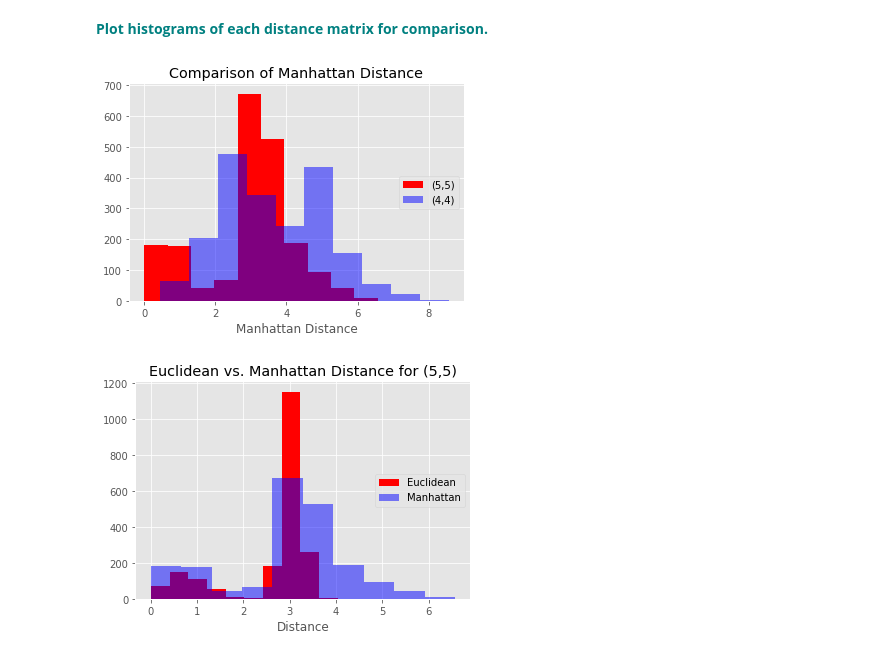
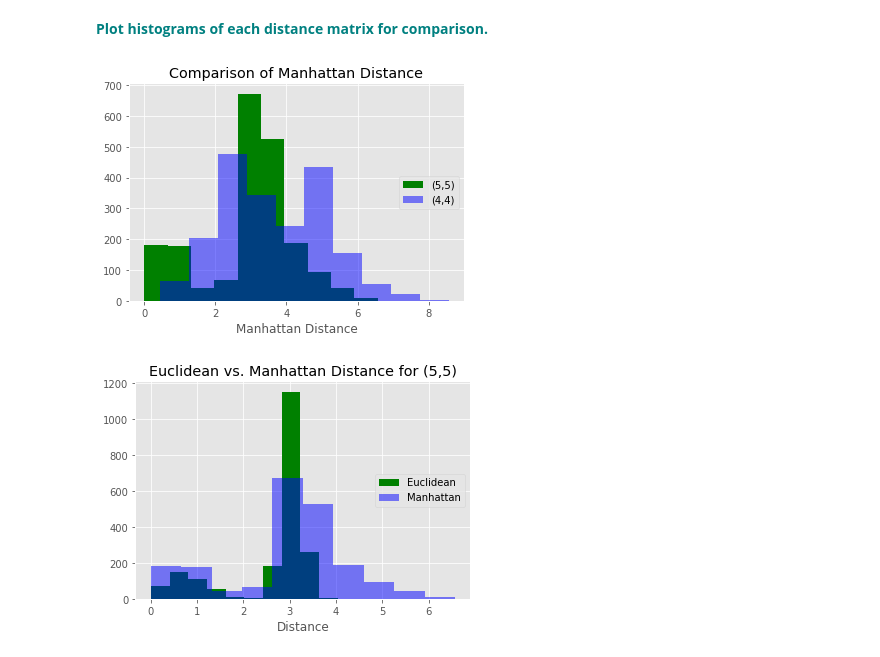
Before and after one commit to emilybocim/springboard, a Jupyter notebook: UnsupervisedLearningCaseStudies/Euclidean_and_Manhattan_Distances_Case_Study.ipynb, the cells around one changed output. Saved outputs shown, nothing was run; the diff lists cells and outputs as text; code cells hidden in the pictures.

```diff
--- a/UnsupervisedLearningCaseStudies/Euclidean_and_Manhattan_Distances_Case_Study.ipynb
+++ b/UnsupervisedLearningCaseStudies/Euclidean_and_Manhattan_Distances_Case_Study.ipynb
@@ -77,20 +77,20 @@ largeMat = np.random.random((10000,100))
 # %% [markdown]
 **<font color='teal'>Plot histograms of each distance matrix for comparison.</font>**
 # %%
-_ = plt.hist(distManhattan, color='R', label='(5,5)')
-_ = plt.hist(distManhattan44, color = 'B', alpha=0.5, label='(4,4)')
+_ = plt.hist(distManhattan, color='g', label='(5,5)')
+_ = plt.hist(distManhattan44, color = 'b', alpha=0.5, label='(4,4)')
 _ = plt.xlabel('Manhattan Distance')
 _ = plt.title('Comparison of Manhattan Distance')
 _ = plt.legend(loc='right')
 plt.show()
 # %% [output]
-[figure, old version]
+[figure, new version]
 # %%
-_ = plt.hist(distEuclid, color='R', label='Euclidean')
-_ = plt.hist(distManhattan, color = 'B', alpha=0.5, label='Manhattan')
+_ = plt.hist(distEuclid, color='g', label='Euclidean')
+_ = plt.hist(distManhattan, color = 'b', alpha=0.5, label='Manhattan')
 _ = plt.xlabel('Distance')
 _ = plt.title('Euclidean vs. Manhattan Distance for (5,5)')
 _ = plt.legend(loc='right')
 plt.show()
 # %% [output]
-[figure, old version]
+[figure, new version]
```
